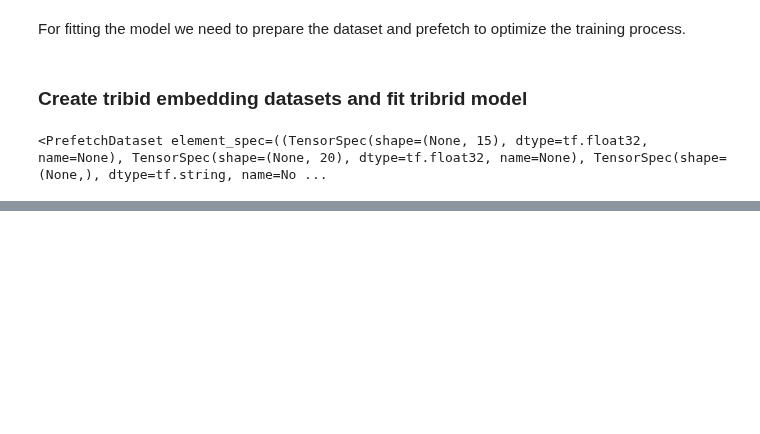
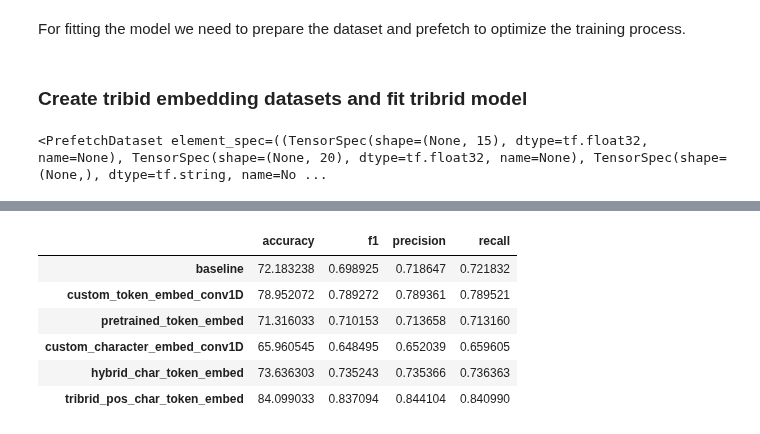
Before and after one commit to SaketMunda/introduction-to-nlp, a Jupyter notebook: skimlit_nlp_milestone_project.ipynb, the cells around one changed output, grey strips where cells are left out. Drawn from its saved outputs; the diff is of its cells as text; code cells hidden in the pictures; blank space fills up the shorter version.

```diff
--- a/skimlit_nlp_milestone_project.ipynb
+++ b/skimlit_nlp_milestone_project.ipynb
@@ -1566,0 +1585,19 @@ model_5_results
+# %%
+all_model_results = pd.DataFrame({"baseline": baseline_results,
+                                  "custom_token_embed_conv1D": model_1_results,
+                                  "pretrained_token_embed": model_2_results,
+                                  "custom_character_embed_conv1D": model_3_results,
+                                  "hybrid_char_token_embed": model_4_results,
+                                  "tribrid_pos_char_token_embed":model_5_results})
+
+all_model_results = all_model_results.transpose()
+
+all_model_results
+# %% [output]
+|  | accuracy | f1 | precision | recall |
+| baseline | 72.183238 | 0.698925 | 0.718647 | 0.721832 |
+| custom_token_embed_conv1D | 78.952072 | 0.789272 | 0.789361 | 0.789521 |
+| pretrained_token_embed | 71.316033 | 0.710153 | 0.713658 | 0.713160 |
+| custom_character_embed_conv1D | 65.960545 | 0.648495 | 0.652039 | 0.659605 |
+| hybrid_char_token_embed | 73.636303 | 0.735243 | 0.735366 | 0.736363 |
+| tribrid_pos_char_token_embed | 84.099033 | 0.837094 | 0.844104 | 0.840990 |
```
Also changed, not shown: parts of 33 cells of this notebook.
